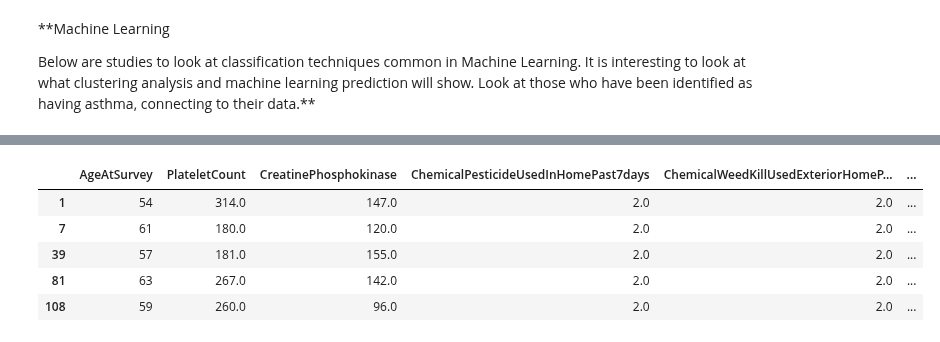
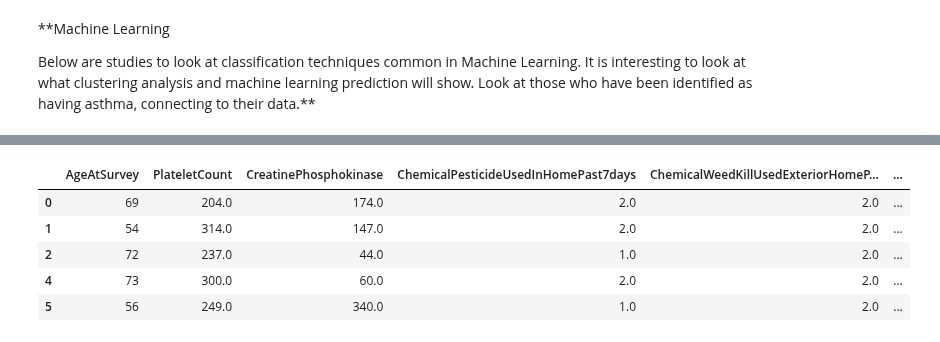
Before and after one commit to mightysquirrely/Capstone-2-Project, a Jupyter notebook: Capstone-2-Work.ipynb, the cells around one changed output, grey strips where cells are left out. Cells and saved outputs as stored; diff of their text form; code cells hidden in the pictures.

```diff
--- a/Capstone-2-Work.ipynb
+++ b/Capstone-2-Work.ipynb
@@ -252,12 +252,12 @@ https://www.arthritis-health.com/glossary/creatine-phosphokinase
 Below are studies to look at classification techniques common in Machine Learning. It is interesting to look at what clustering analysis and machine learning prediction will show.
 Look at those who have been identified as having asthma, connecting to their data.**
 # %%
-asthma_yes = df.loc[(df['HasAsthma'] == 1),
+asthma_all = df.loc[:,
 ['AgeAtSurvey', 'PlateletCount', 'CreatinePhosphokinase', 'ChemicalPesticideUsedInHomePast7days',
  'ChemicalWeedKillUsedExteriorHomePast7days',
  'VigorousRecreationalActivities10+min/WeekYN','WalkOrBicycle10+Min/weekYN',
  'ModerateRecreationalActivities10+min/WeekYN','Minutes/DaySedentaryActivity', 'UseMilk>=5x/wk',
-  'BMI', 'WeightAt25Yrs', 'HasArthritis']]
+  'BMI', 'WeightAt25Yrs', 'HasArthritis', 'HasAsthma']]
 # %%
 from sklearn import linear_model
 from sklearn.svm import SVC
@@ -313,10 +313,10 @@ missing_data
 # %%
-asthma_clean = asthma_yes.dropna()
+asthma_clean = asthma_all.dropna()
 asthma_clean.head()
 # %% [output]
 |  | AgeAtSurvey | PlateletCount | CreatinePhosphokinase | ChemicalPesticideUsedInHomePast7days | ChemicalWeedKillUsedExteriorHomeP... | ... |
+| 0 | 69 | 204.0 | 174.0 | 2.0 | 2.0 | ... |
 | 1 | 54 | 314.0 | 147.0 | 2.0 | 2.0 | ... |
-| 7 | 61 | 180.0 | 120.0 | 2.0 | 2.0 | ... |
-| 39 | 57 | 181.0 | 155.0 | 2.0 | 2.0 | ... |
-| 81 | 63 | 267.0 | 142.0 | 2.0 | 2.0 | ... |
-| 108 | 59 | 260.0 | 96.0 | 2.0 | 2.0 | ... |
+| 2 | 72 | 237.0 | 44.0 | 1.0 | 2.0 | ... |
+| 4 | 73 | 300.0 | 60.0 | 2.0 | 2.0 | ... |
+| 5 | 56 | 249.0 | 340.0 | 1.0 | 2.0 | ... |
```
Also changed, not shown: parts of 34 cells of this notebook.
